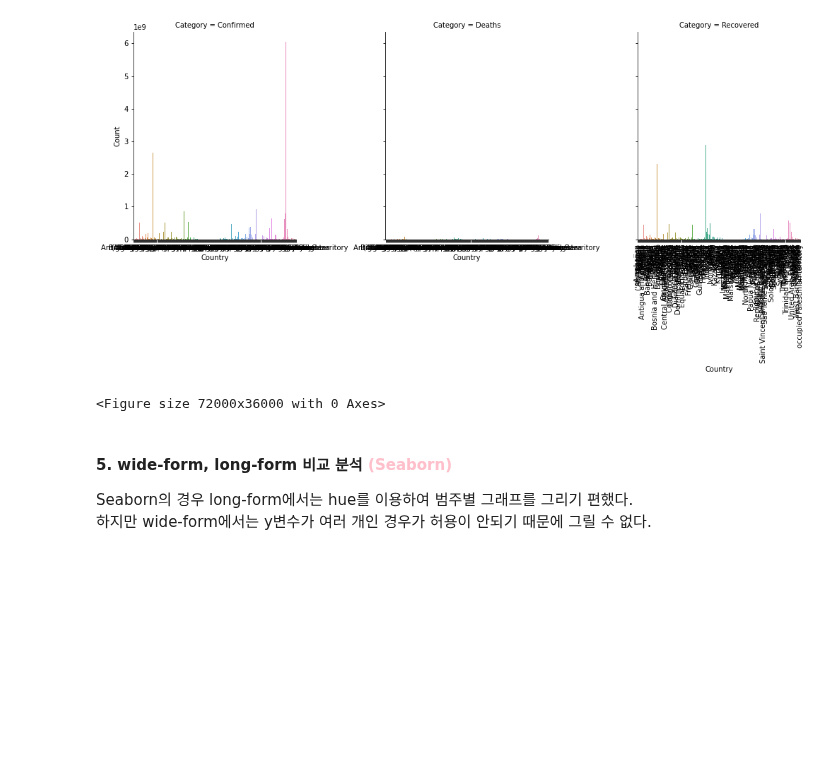
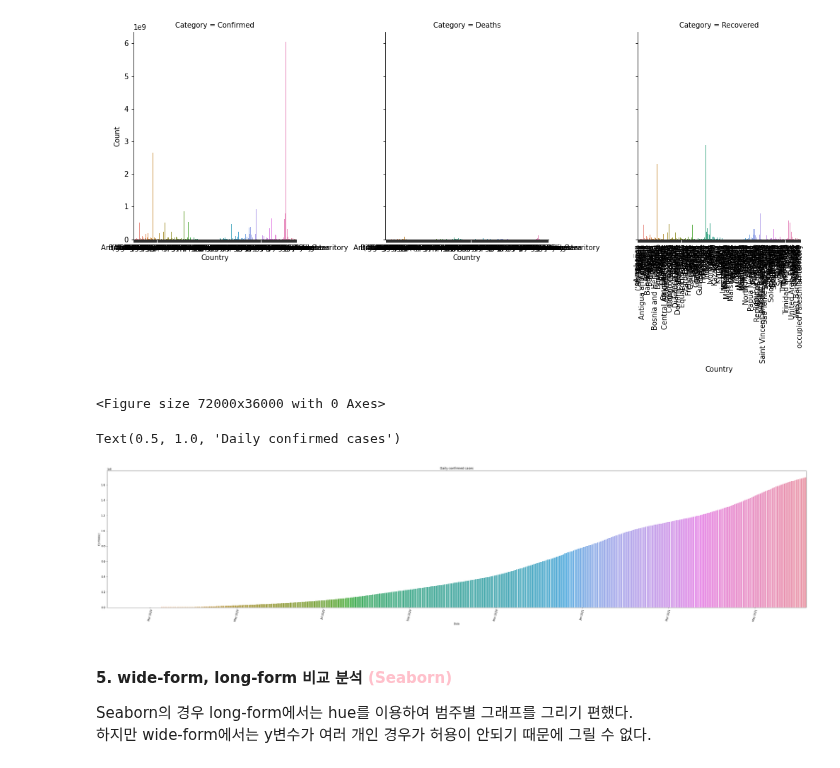
Before and after one commit to hihiroo/BigData, a Jupyter notebook: pbl3/Covid-19.ipynb, the cells around one changed output. Saved outputs shown, nothing was run; the diff lists cells and outputs as text; code cells hidden in the pictures; blank space fills up the shorter version.

Commit message:
line 차트 plotly까지 추가

```diff
--- a/pbl3/Covid-19.ipynb
+++ b/pbl3/Covid-19.ipynb
@@ -113,0 +132,21 @@ fig.show()
+# %%
+#Plotly bar - 일일 확진자 변화
+df['Date'] = pd.to_datetime(df['Date'])
+df = df.sort_values("Date")
+
+dftime = df.groupby("Date")[["Confirmed","Active","Recovered","Deaths"]].sum().reset_index()
+
+fig = px.bar(dftime,
+             x = 'Date',
+             y = 'Confirmed',
+             color = 'Confirmed',
+             color_continuous_scale = 'rdpu',
+             labels = {"Confirmed":"Confirmed Cases"})
+
+fig.update_layout(title = 'Daily confirmed cases',
+                  title_x = 0.5,
+                  title_font = dict(size= 18, color = 'DarkRed'),
+                  xaxis = dict(title = 'Date'),
+                  yaxis = dict(title = 'Confirmed Cases'))
+
+fig.show()
@@ -145,6 +186,18 @@ plt.figure(figsize=(1000,500))
 <Figure size 72000x36000 with 0 Axes>
 [figure]
 <Figure size 72000x36000 with 0 Axes>
+# %%
+# Seaborn - 일일 확진자 변화
+l = dftime["Date"].count()
+plt.xticks(rotation=75)
+bar = sns.barplot(data=dftime, x = 'Date', y = 'Confirmed')
+
+bar.set(xticks=np.arange(l//16,l,l//8)) # x축 라벨 및 간격도 직접 조절해야 함 (안하면 완전 빼곡해서 못알아봄)
+bar.set_xticklabels(['Mar 2020', 'May 2020', 'Jul 2020', 'Sep 2020', 'Nov 2020', 'Jan 2021', 'Mar 2021', 'May 2021'])
+bar.set_title("Daily confirmed cases") # 한국어가 안됨
+# %% [output]
+Text(0.5, 1.0, 'Daily confirmed cases')
+[figure, added]
 # %% [markdown]
 #### 5. wide-form, long-form 비교 분석 <span style="color:pink">(Seaborn)</span>
 
```
Also changed, not shown: parts of 10 cells of this notebook.
